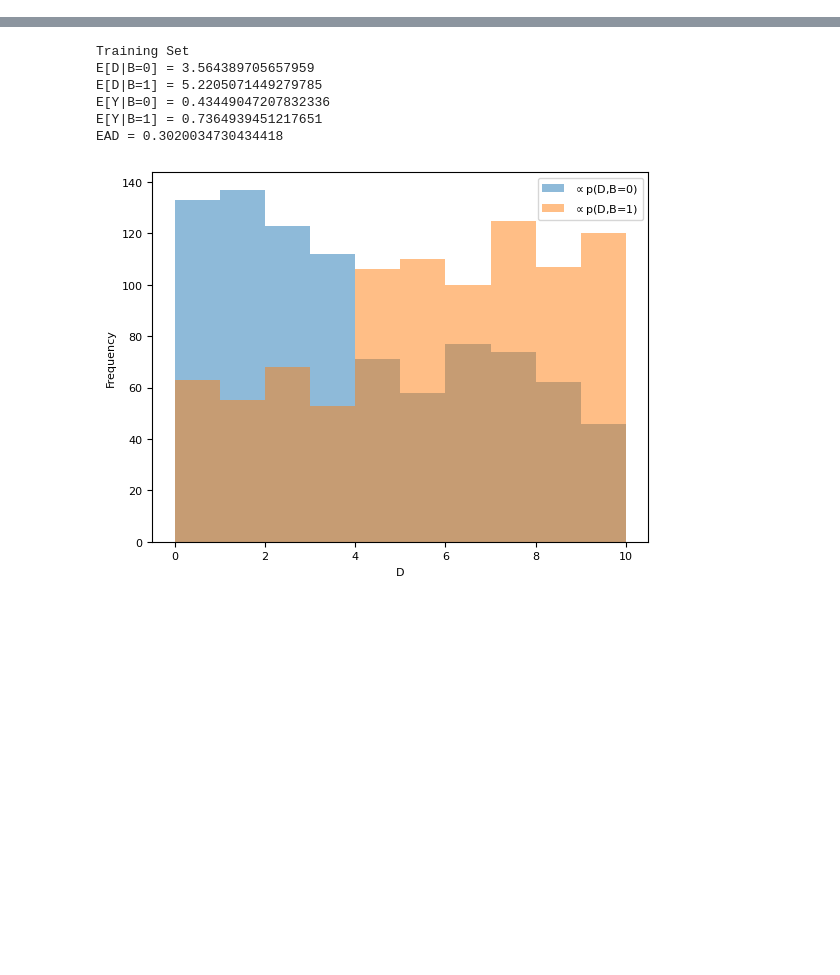
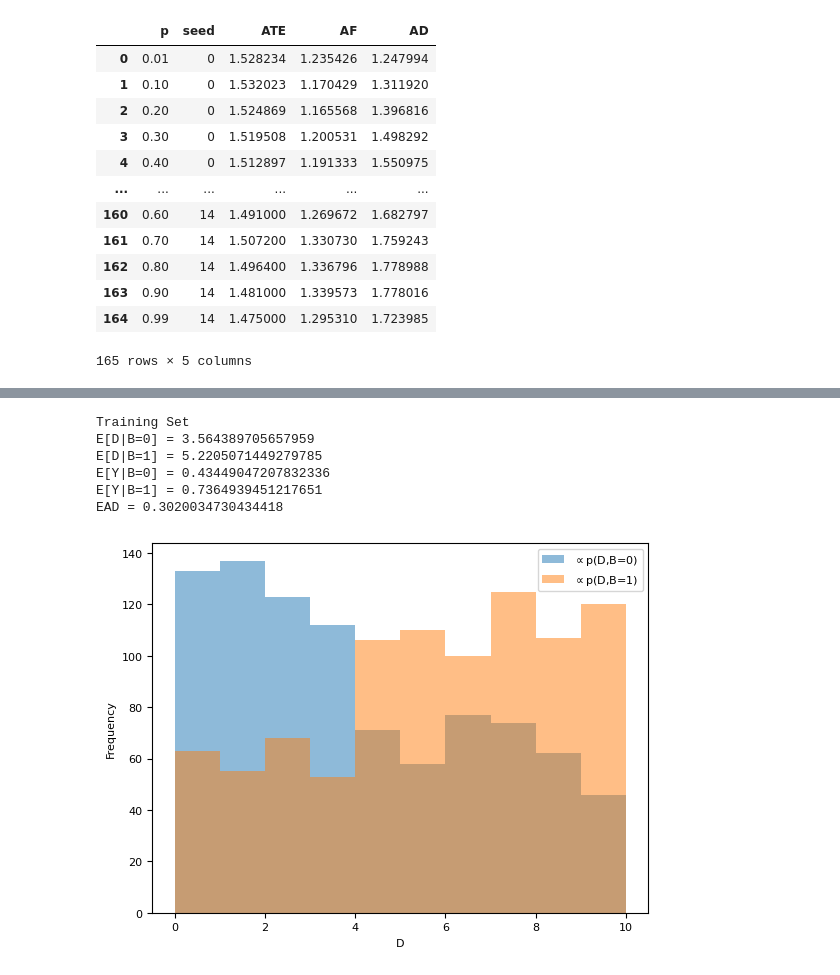
Before and after one commit to CausalLearningAI/CausalMNIST, a Jupyter notebook: main.ipynb, the cells around one changed output, grey strips where cells are left out. Cells and saved outputs as stored; diff of their text form; code cells hidden in the pictures; blank space fills up the shorter version.

```diff
--- a/main.ipynb
+++ b/main.ipynb
@@ -31,0 +84,31 @@ Causal MNIST dataset environments already exists
+# %%
+# generate data (varying p and seed)
+N = 10000
+
+results = pd.DataFrame(columns=['p', 'seed', 'ATE', 'AF', 'AD'])
+i = 0
+for seed in range(15):
+    for p in [0.01, 0.1, 0.2, 0.3, 0.4, 0.5, 0.6, 0.7, 0.8, 0.9, 0.99]:
+        RCT = CausalMNIST(root='./data',
+                        N=N,
+                        p=p,
+                        exp="RCT",
+                        force_generation=False,
+                        verbose=False,
+                        seed=seed)
+        OS = CausalMNIST(root='./data',
+                        N=N,
+                        p=p,
+                        exp="OS",
+                        verbose=False,
+                        seed=seed)
+        ATE = (RCT.Y[RCT.T==1].mean() - RCT.Y[RCT.T==0].mean()).item()
+        AF = (OS.Y[(OS.T==1) & (OS.W==1)].mean()*OS.W.mean() + \
+             OS.Y[(OS.T==1) & (OS.W==0)].mean()*(1-OS.W.mean()) - \
+             OS.Y[(OS.T==0) & (OS.W==1)].mean()*OS.W.mean() - \
+             OS.Y[(OS.T==0) & (OS.W==0)].mean()*(1-OS.W.mean())).item()
+        AD = (OS.Y[OS.T==1].mean() - OS.Y[OS.T==0].mean()).item()
+        results.loc[i] = {'p': p, 'seed': seed, 'ATE': ATE, 'AF': AF, 'AD': AD}
+        i+=1
+        print(f"ATE: {ATE:.3f}, AF: {AF:.3f}, AD: {AD:.3f}")
+results.to_csv('./results/CausalMNIST/effects.csv', index=False)
@@ -31,0 +133,16 @@ Causal MNIST dataset environments already exists
+# %%
+results
+# %% [output]
+|  | p | seed | ATE | AF | AD |
+| 0 | 0.01 | 0 | 1.528234 | 1.235426 | 1.247994 |
+| 1 | 0.10 | 0 | 1.532023 | 1.170429 | 1.311920 |
+| 2 | 0.20 | 0 | 1.524869 | 1.165568 | 1.396816 |
+| 3 | 0.30 | 0 | 1.519508 | 1.200531 | 1.498292 |
+| 4 | 0.40 | 0 | 1.512897 | 1.191333 | 1.550975 |
+| ... | ... | ... | ... | ... | ... |
+| 160 | 0.60 | 14 | 1.491000 | 1.269672 | 1.682797 |
+| 161 | 0.70 | 14 | 1.507200 | 1.330730 | 1.759243 |
+| 162 | 0.80 | 14 | 1.496400 | 1.336796 | 1.778988 |
+| 163 | 0.90 | 14 | 1.481000 | 1.339573 | 1.778016 |
+| 164 | 0.99 | 14 | 1.475000 | 1.295310 | 1.723985 |
+165 rows × 5 columns
```
Also changed, not shown: parts of 11 cells of this notebook.
